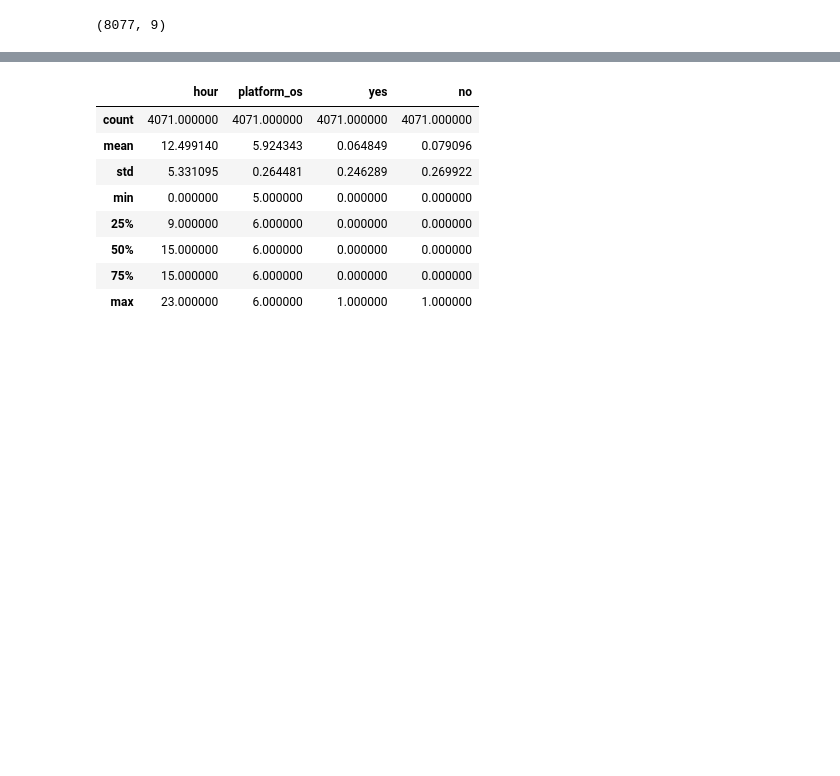
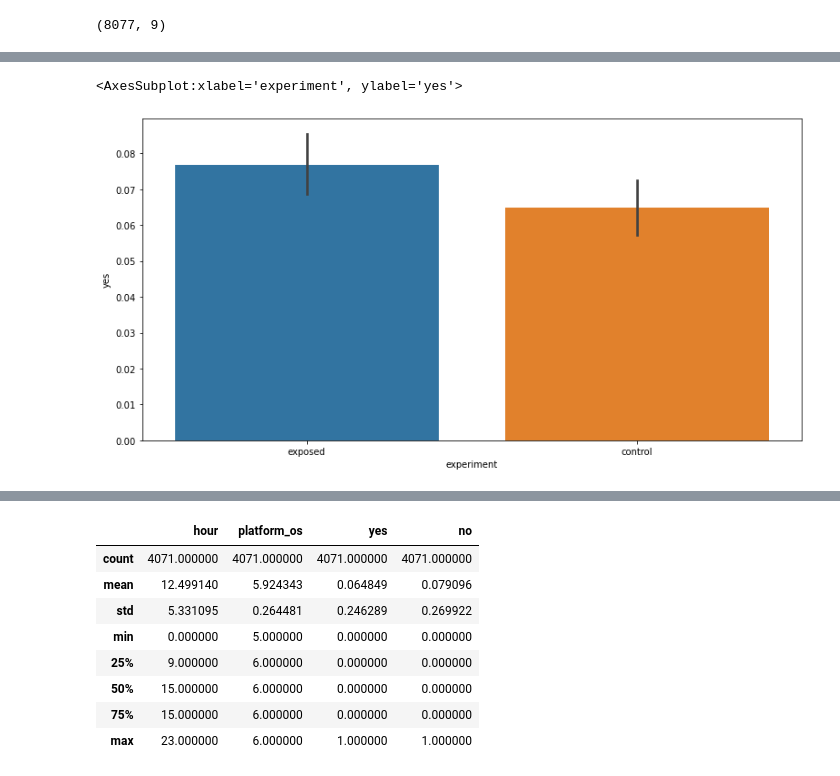
Before and after one commit to NatnaelSisay/SmartAd_AB_testing, a Jupyter notebook: notebooks/adCampain-notebook.ipynb, the cells around one changed output, grey strips where cells are left out. Saved outputs shown, nothing was run; the diff lists cells and outputs as text; code cells hidden in the pictures; blank space fills up the shorter version.

```diff
--- a/notebooks/adCampain-notebook.ipynb
+++ b/notebooks/adCampain-notebook.ipynb
@@ -37,0 +72,6 @@ ad_df.shape
+# %%
+plt.figure(figsize=(13, 6.5))
+sns.barplot(data=ad_df, x='experiment', y='yes')
+# %% [output]
+<AxesSubplot:xlabel='experiment', ylabel='yes'>
+[figure, added]
```
Also changed, not shown: parts of 25 cells of this notebook.
